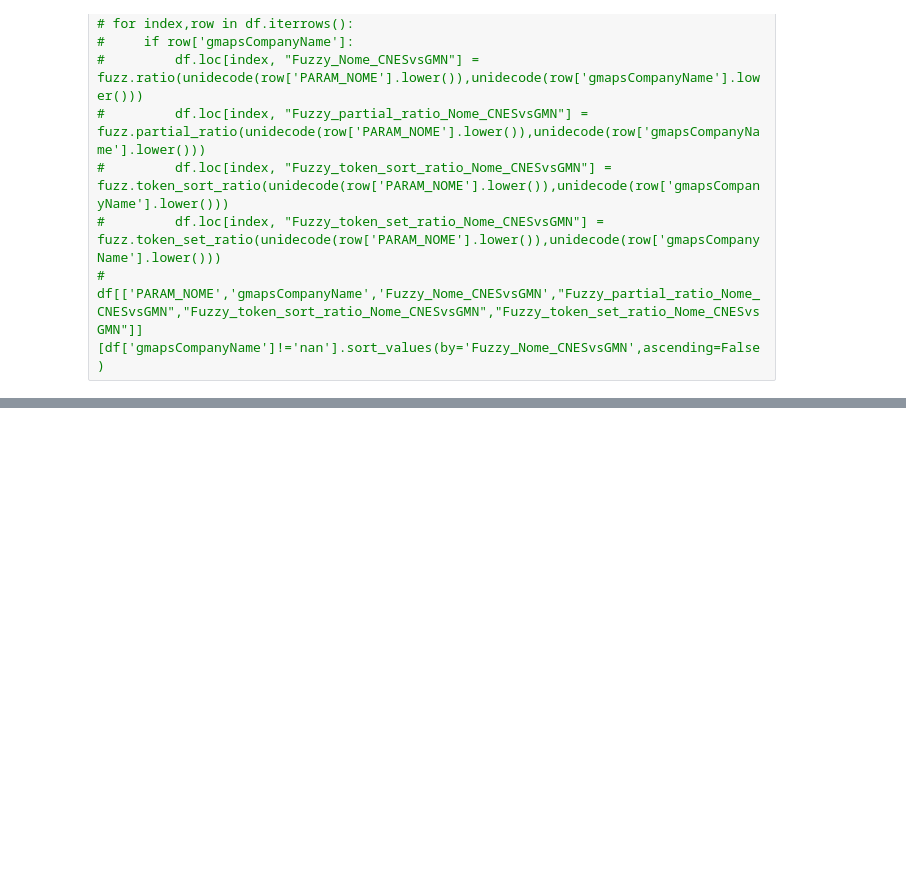
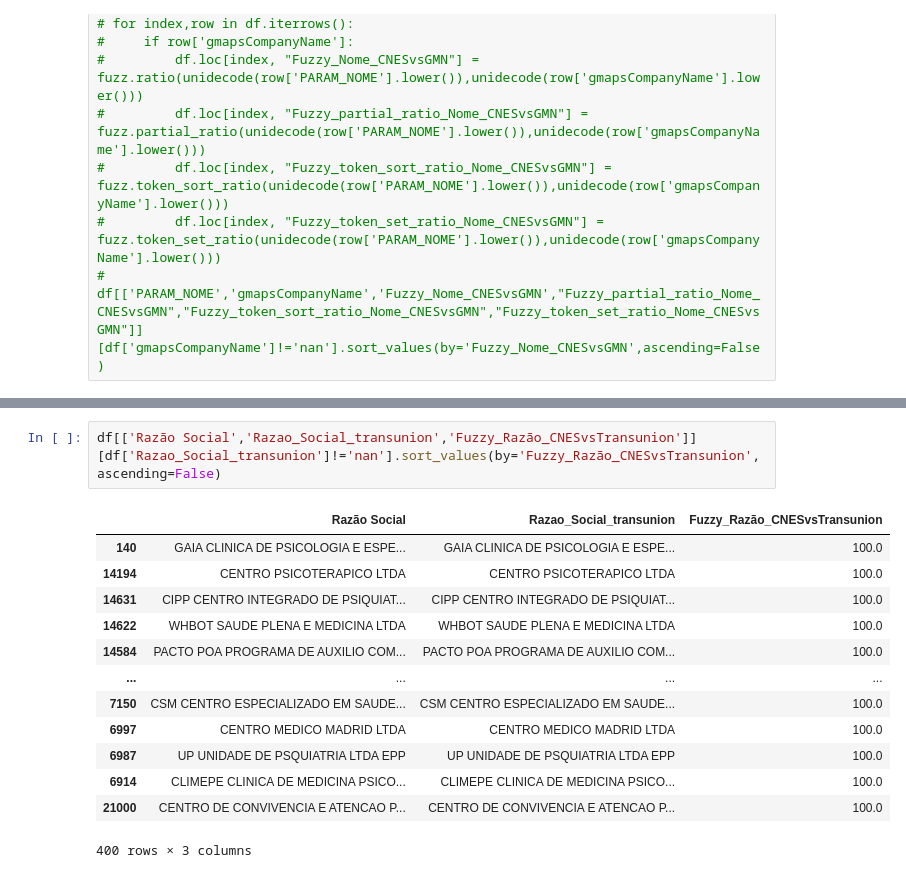
Before and after one commit to renatolotto/HZN-tese-psiquiatria, a Jupyter notebook: Fuzzy_pipe.ipynb, the cells around one changed output, grey strips where cells are left out. Cells and saved outputs as stored; diff of their text form; blank space fills up the shorter version.

```diff
--- a/Fuzzy_pipe.ipynb
+++ b/Fuzzy_pipe.ipynb
@@ -255,0 +342,16 @@ df[['gmapsStreet','gmapsNumber']][df['gmapsAddress'].notnull()]
+# %%
+df[['Razão Social','Razao_Social_transunion','Fuzzy_Razão_CNESvsTransunion']][df['Razao_Social_transunion']!='nan'].sort_values(by='Fuzzy_Razão_CNESvsTransunion',ascending=False)
+# %% [output]
+|  | Razão Social | Razao_Social_transunion | Fuzzy_Razão_CNESvsTransunion |
+| 140 | GAIA CLINICA DE PSICOLOGIA E ESPE... | GAIA CLINICA DE PSICOLOGIA E ESPE... | 100.0 |
+| 14194 | CENTRO PSICOTERAPICO LTDA | CENTRO PSICOTERAPICO LTDA | 100.0 |
+| 14631 | CIPP CENTRO INTEGRADO DE PSIQUIAT... | CIPP CENTRO INTEGRADO DE PSIQUIAT... | 100.0 |
+| 14622 | WHBOT SAUDE PLENA E MEDICINA LTDA | WHBOT SAUDE PLENA E MEDICINA LTDA | 100.0 |
+| 14584 | PACTO POA PROGRAMA DE AUXILIO COM... | PACTO POA PROGRAMA DE AUXILIO COM... | 100.0 |
+| ... | ... | ... | ... |
+| 7150 | CSM CENTRO ESPECIALIZADO EM SAUDE... | CSM CENTRO ESPECIALIZADO EM SAUDE... | 100.0 |
+| 6997 | CENTRO MEDICO MADRID LTDA | CENTRO MEDICO MADRID LTDA | 100.0 |
+| 6987 | UP UNIDADE DE PSQUIATRIA LTDA EPP | UP UNIDADE DE PSQUIATRIA LTDA EPP | 100.0 |
+| 6914 | CLIMEPE CLINICA DE MEDICINA PSICO... | CLIMEPE CLINICA DE MEDICINA PSICO... | 100.0 |
+| 21000 | CENTRO DE CONVIVENCIA E ATENCAO P... | CENTRO DE CONVIVENCIA E ATENCAO P... | 100.0 |
+400 rows × 3 columns
```
Also changed, not shown: parts of 13 cells of this notebook, 5 other files.
